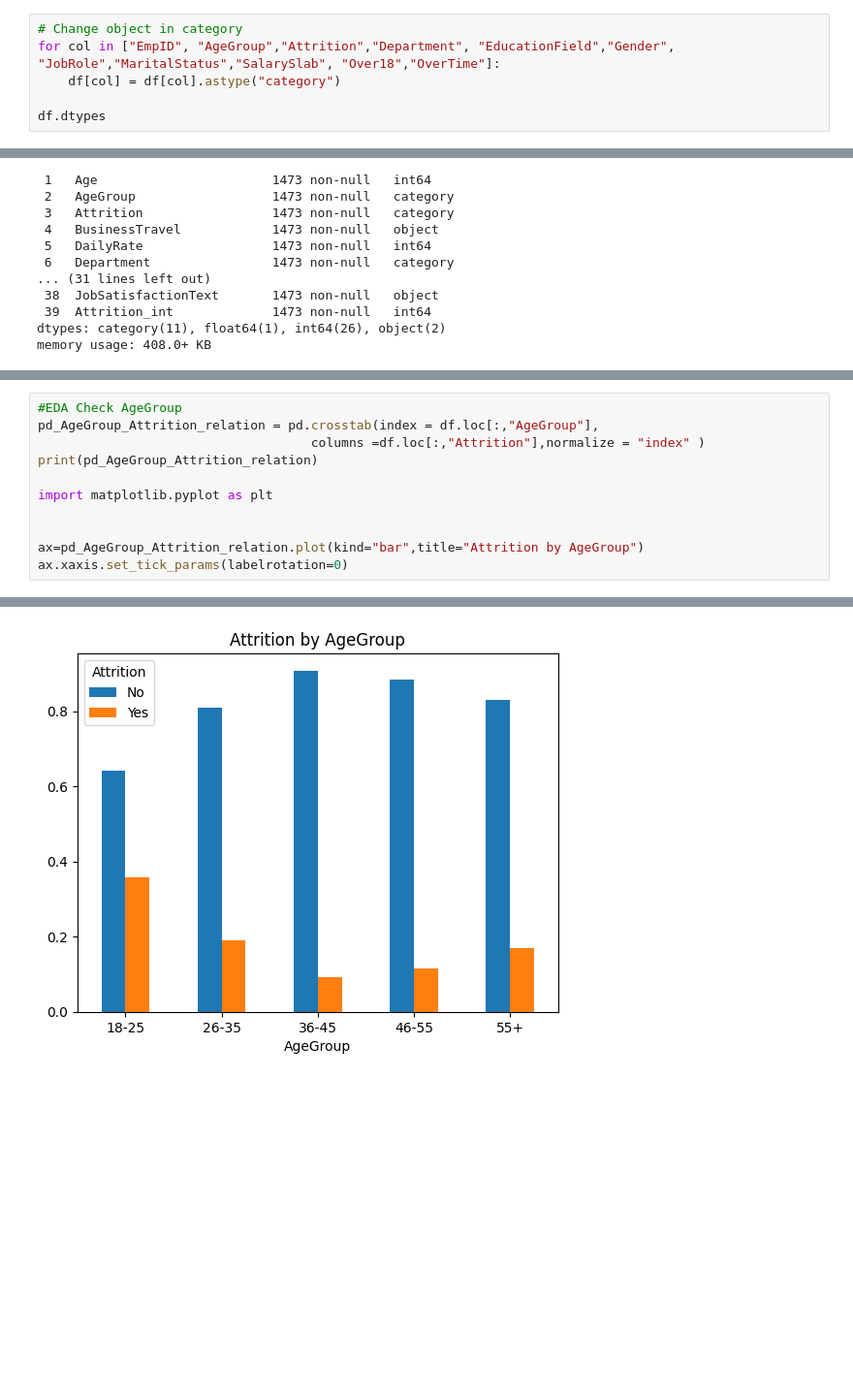
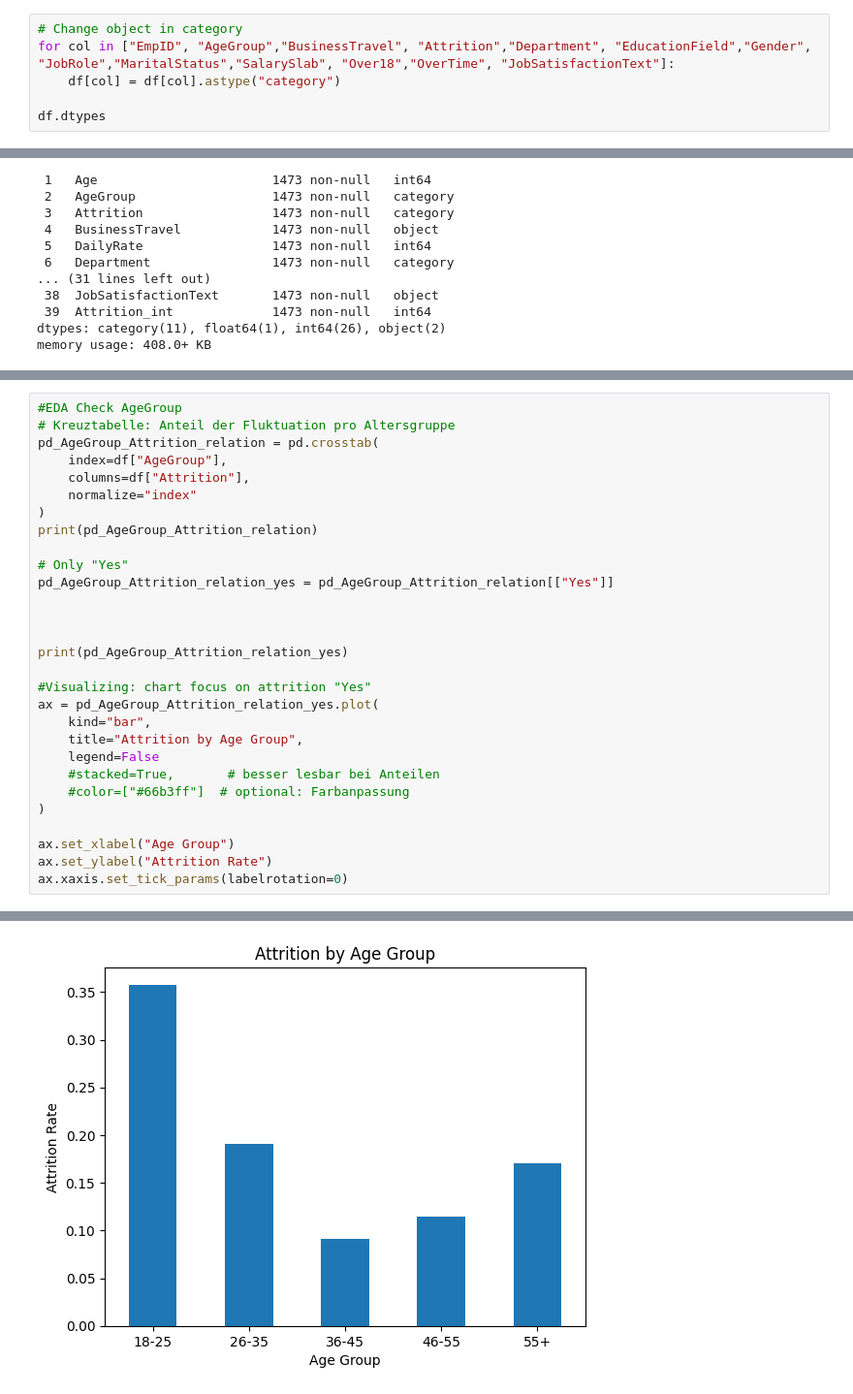
Before and after one commit to ChristianM2409/Portofolioprojekt, a Jupyter notebook: notebooks/Project_HR_Data_analysis.ipynb, the cells around one changed output, grey strips where cells are left out. Shown at 97% size. Saved outputs shown, nothing was run; the diff lists cells and outputs as text; blank space fills up the shorter version.

```diff
--- a/notebooks/Project_HR_Data_analysis.ipynb
+++ b/notebooks/Project_HR_Data_analysis.ipynb
@@ -113,7 +113,7 @@ YearsWithCurrManager        float64
 dtype: object
 # %%
 # Change object in category
-for col in ["EmpID", "AgeGroup","Attrition","Department", "EducationField","Gender", "JobRole","MaritalStatus","SalarySlab", "Over18","OverTime"]:
+for col in ["EmpID", "AgeGroup","BusinessTravel", "Attrition","Department", "EducationField","Gender", "JobRole","MaritalStatus","SalarySlab", "Over18","OverTime", "JobSatisfactionText"]:
     df[col] = df[col].astype("category")
 
 df.dtypes
@@ -535,13 +351,31 @@ Index(['EmpID', 'AgeGroup', 'Attrition', 'Department', 'EducationField',
 # %%
 #EDA Check AgeGroup
-pd_AgeGroup_Attrition_relation = pd.crosstab(index = df.loc[:,"AgeGroup"],
-                                    columns =df.loc[:,"Attrition"],normalize = "index" )
+# Kreuztabelle: Anteil der Fluktuation pro Altersgruppe
+pd_AgeGroup_Attrition_relation = pd.crosstab(
+    index=df["AgeGroup"],
+    columns=df["Attrition"],
+    normalize="index"
+)
 print(pd_AgeGroup_Attrition_relation)
 
-import matplotlib.pyplot as plt
+# Only "Yes"
+pd_AgeGroup_Attrition_relation_yes = pd_AgeGroup_Attrition_relation[["Yes"]]
 
 
-ax=pd_AgeGroup_Attrition_relation.plot(kind="bar",title="Attrition by AgeGroup")
+
+print(pd_AgeGroup_Attrition_relation_yes)
+
+#Visualizing: chart focus on attrition "Yes"
+ax = pd_AgeGroup_Attrition_relation_yes.plot(
+    kind="bar",
+    title="Attrition by Age Group",
+    legend=False
+    #stacked=True,       # besser lesbar bei Anteilen
+    #color=["#66b3ff"]  # optional: Farbanpassung
+)
+
+ax.set_xlabel("Age Group")
+ax.set_ylabel("Attrition Rate")
 ax.xaxis.set_tick_params(labelrotation=0)
 # %% [output]
 Attrition        No       Yes
@@ -554 +395 @@ AgeGroup
-[figure, old version]
+[figure, new version]
```
Also changed, not shown: parts of 30 cells of this notebook.
